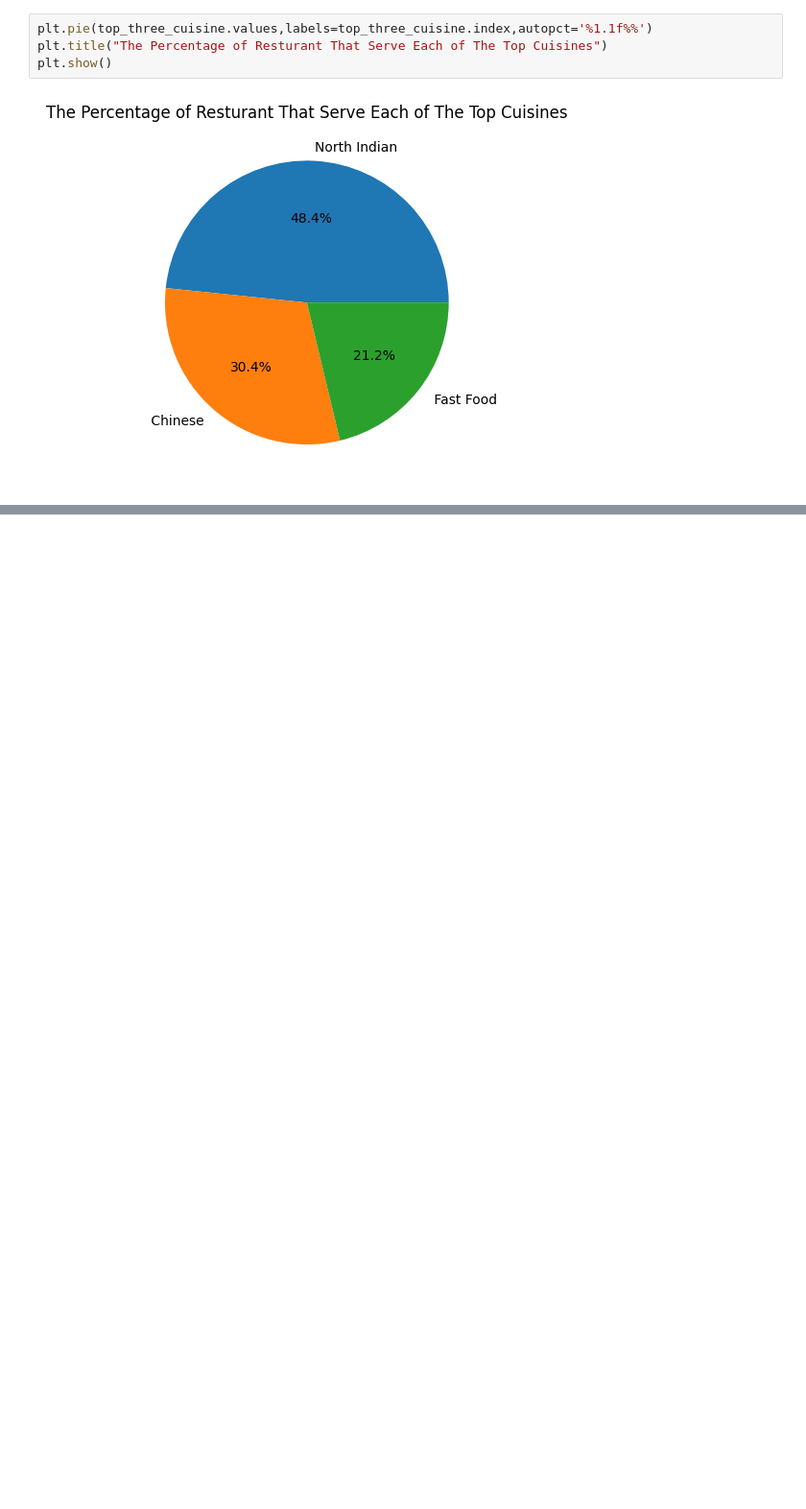
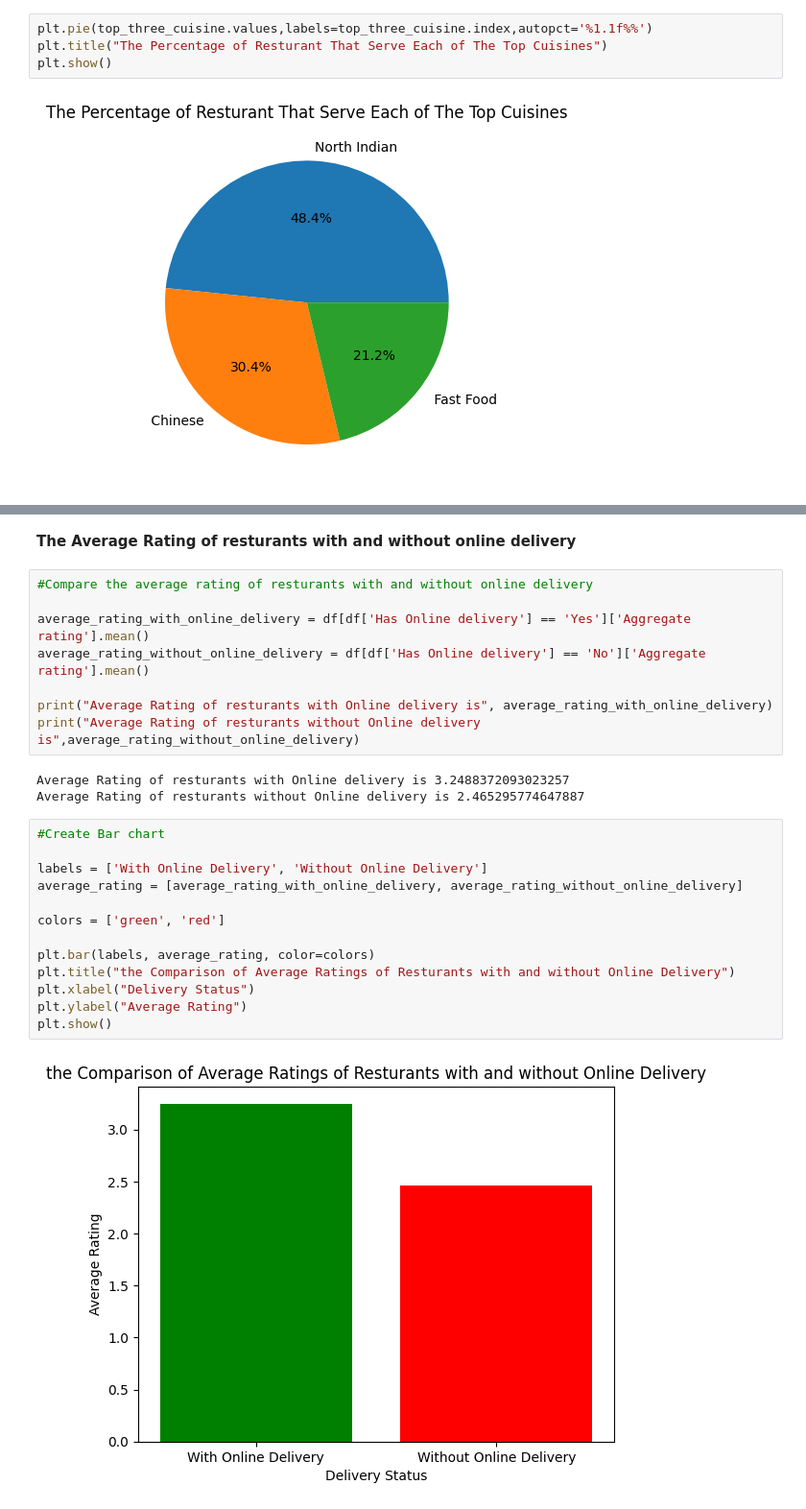
Before and after one commit to Vinitkumar-1234/Cognifyz_tasks, a Jupyter notebook: vinitkumar_Cognifyz_task1.ipynb, the cells around one changed output, grey strips where cells are left out. Shown at 96% size. Saved outputs shown, nothing was run; the diff lists cells and outputs as text; blank space fills up the shorter version.

```diff
--- a/vinitkumar_Cognifyz_task1.ipynb
+++ b/vinitkumar_Cognifyz_task1.ipynb
@@ -95,0 +301,28 @@ plt.show()
+# %% [markdown]
+**The Average Rating of resturants with and without online delivery**
+# %%
+#Compare the average rating of resturants with and without online delivery
+
+average_rating_with_online_delivery = df[df['Has Online delivery'] == 'Yes']['Aggregate rating'].mean()
+average_rating_without_online_delivery = df[df['Has Online delivery'] == 'No']['Aggregate rating'].mean()
+
+print("Average Rating of resturants with Online delivery is", average_rating_with_online_delivery)
+print("Average Rating of resturants without Online delivery is",average_rating_without_online_delivery)
+# %% [output]
+Average Rating of resturants with Online delivery is 3.2488372093023257
+Average Rating of resturants without Online delivery is 2.465295774647887
+# %%
+#Create Bar chart
+
+labels = ['With Online Delivery', 'Without Online Delivery']
+average_rating = [average_rating_with_online_delivery, average_rating_without_online_delivery]
+
+colors = ['green', 'red']
+
+plt.bar(labels, average_rating, color=colors)
+plt.title("the Comparison of Average Ratings of Resturants with and without Online Delivery")
+plt.xlabel("Delivery Status")
+plt.ylabel("Average Rating")
+plt.show()
+# %% [output]
+[figure, added]
```
Also changed, not shown: parts of 31 cells of this notebook.
